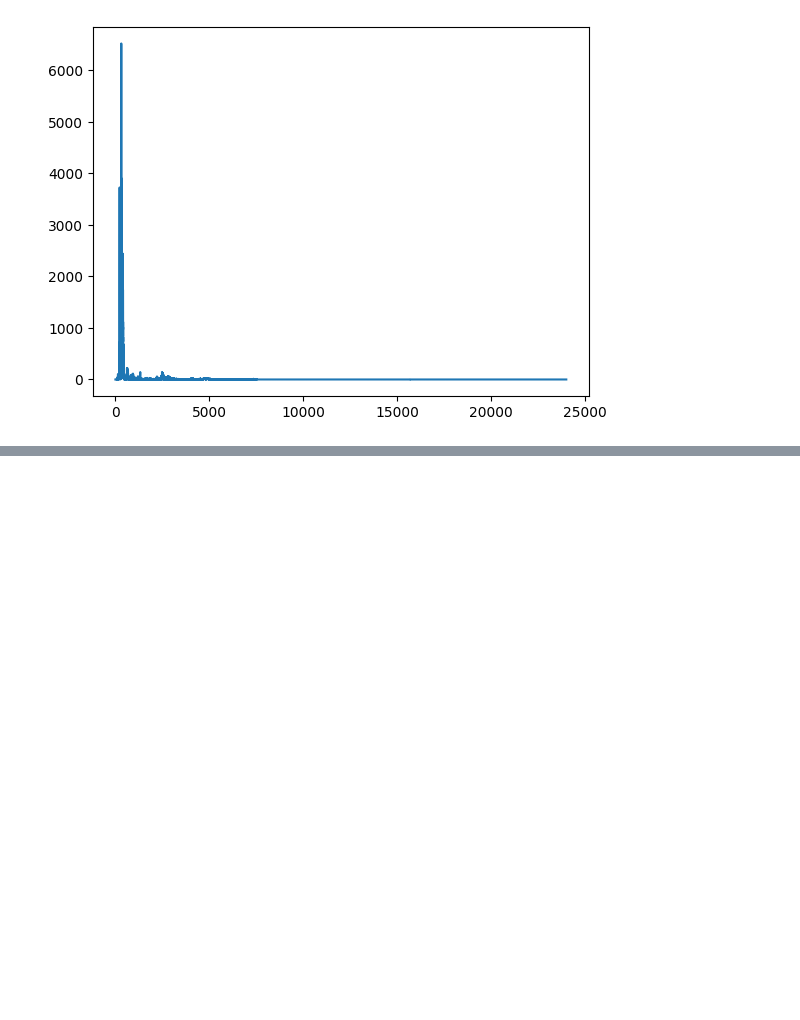
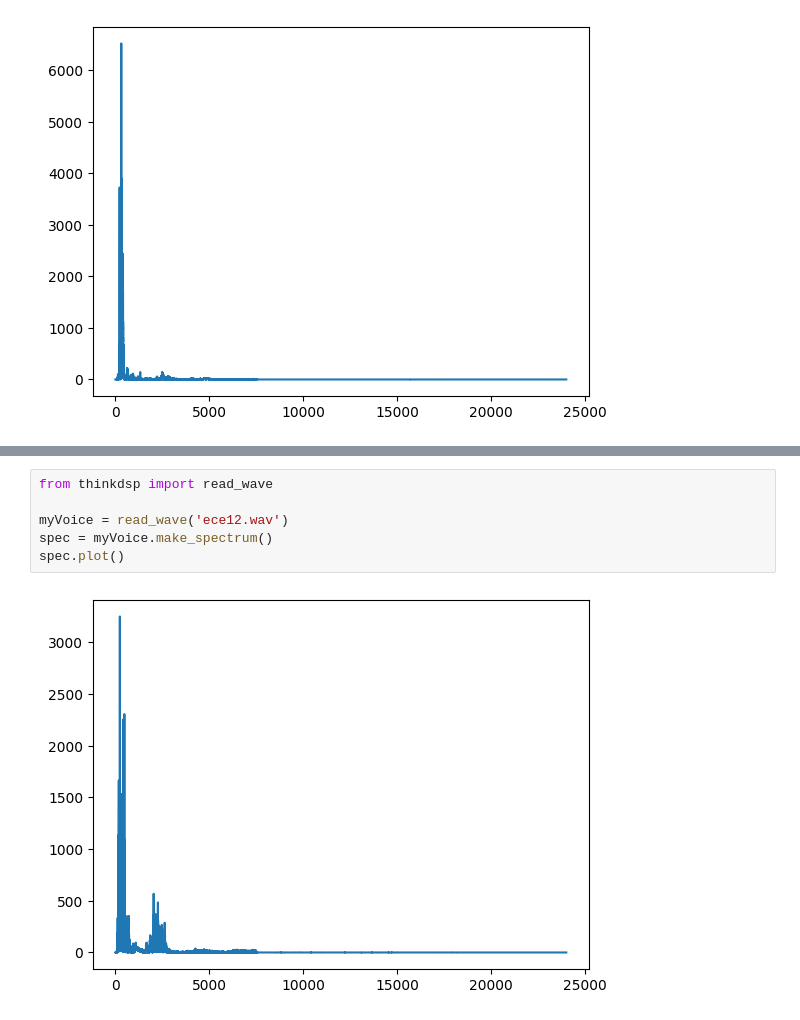
Before and after one commit to dacles22/dsp, a Jupyter notebook: audio_recognition/100ece.ipynb, the cells around one changed output, grey strips where cells are left out. Saved outputs shown, nothing was run; the diff lists cells and outputs as text; blank space fills up the shorter version.

```diff
--- a/audio_recognition/100ece.ipynb
+++ b/audio_recognition/100ece.ipynb
@@ -87,0 +96,8 @@ spec.plot()
+# %%
+from thinkdsp import read_wave
+
+myVoice = read_wave('ece12.wav')
+spec = myVoice.make_spectrum()
+spec.plot()
+# %% [output]
+[figure, added]
```
Also changed, not shown: parts of 23 cells of this notebook.
